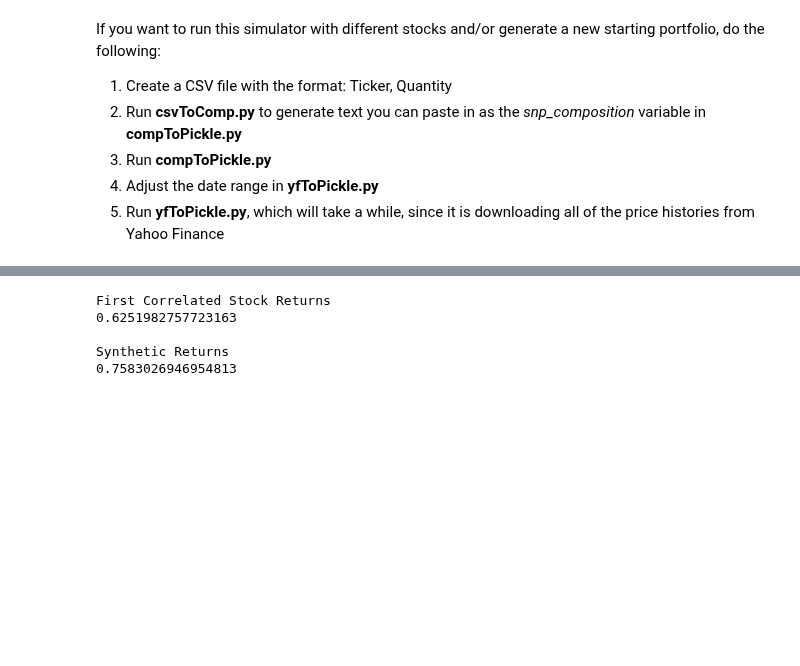
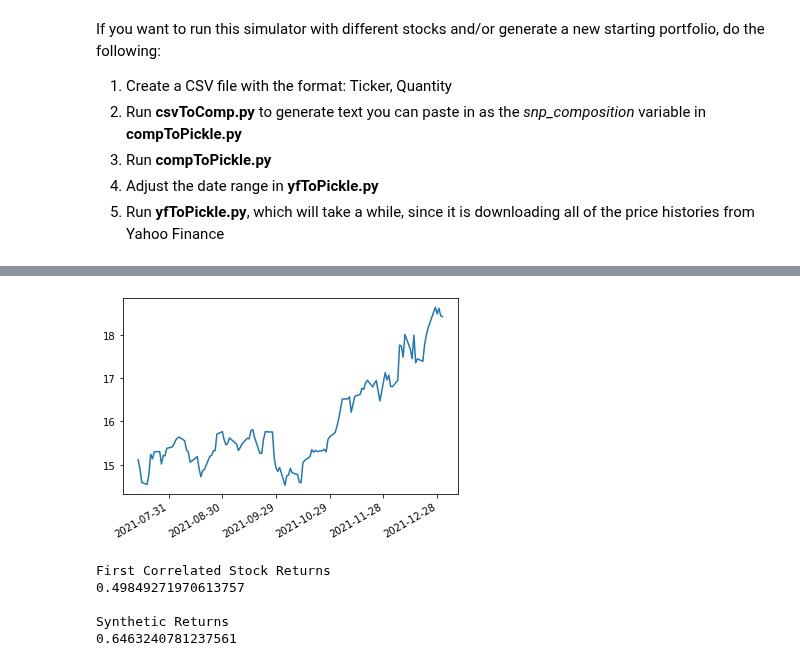
Before and after one commit to NikhilAPatel/A-Hybrid-Learning-Approach-to-Generating-Synthetic-Positions-for-Tax-Loss-Harvesting, a Jupyter notebook: model.ipynb, the cells around one changed output, grey strips where cells are left out. Saved outputs shown, nothing was run; the diff lists cells and outputs as text; code cells hidden in the pictures; blank space fills up the shorter version.

Commit message:
SparsePCA, plotting price graphs, and other misc

```diff
--- a/model.ipynb
+++ b/model.ipynb
@@ -460,7 +495,7 @@ h_l_portfolio = Portfolio(0,
                           initial_stocks)
 print(all_dates[0])
 
-for date in range(len(all_dates)-60, len(all_dates)):
+for date in range(len(all_dates)-120, len(all_dates)):
     # update the current day
     current_date = date
 
@@ -482,9 +517,23 @@ for date in range(len(all_dates)-60, len(all_dates)):
     #         h_l_portfolio.buy_stock(buy_stock, replacement_stocks[buy_stock])
 
     # Allow the portfolio to perform end-of-day updates
-    h_l_portfolio.end_day()
+    h_l_portfolio.end_day(all_dates[date])
+
 
 # Inform the portfolio that the simulation has ended
 returns = h_l_portfolio.end_simulation()
+print(all_dates[10])
+
+days = []
+y = []
+for price in h_l_portfolio.price_history:
+    days.append(price)
+    y.append(h_l_portfolio.price_history[price])
+
+plt.gca().xaxis.set_major_formatter(mdates.DateFormatter('%Y-%m-%d'))
+plt.gca().xaxis.set_major_locator(mdates.DayLocator(interval=30))
+plt.plot(days,y)
+plt.gcf().autofmt_xdate()
+plt.show()
 # %% [output]
 2015-01-02T00:00:00.000000000
@@ -491,6 +541,7 @@ returns = h_l_portfolio.end_simulation()
+[figure, added]
 # %%
-AAPLRets = sptm_price_history['AAPL'].iloc[len(sptm_price_history)-60:].Close.pct_change()
-LRCXRets= sptm_price_history['LRCX'].iloc[len(sptm_price_history)-60:].Close.pct_change()
+AAPLRets = sptm_price_history['AAPL'].iloc[len(sptm_price_history['AAPL'].Close)-120:].Close.pct_change()
+LRCXRets= sptm_price_history['LRCX'].iloc[len(sptm_price_history['LRCX'].Close)-120:].Close.pct_change()
 
 print("First Correlated Stock Returns")
 print(LRCXRets.corr(AAPLRets))
@@ -501,10 +552,10 @@ print(returns.corr(AAPLRets))
 # TODO make it so the model only trains on dates during the test era, so I can evaluate performance during a real unseen period
 # %% [output]
 First Correlated Stock Returns
-0.6251982757723163
+0.49849271970613757
 
 Synthetic Returns
-0.7583026946954813
+0.6463240781237561
 # %%
 pf.create_returns_tear_sheet(returns)
 # %% [output]
```
Also changed, not shown: parts of 9 cells of this notebook.
